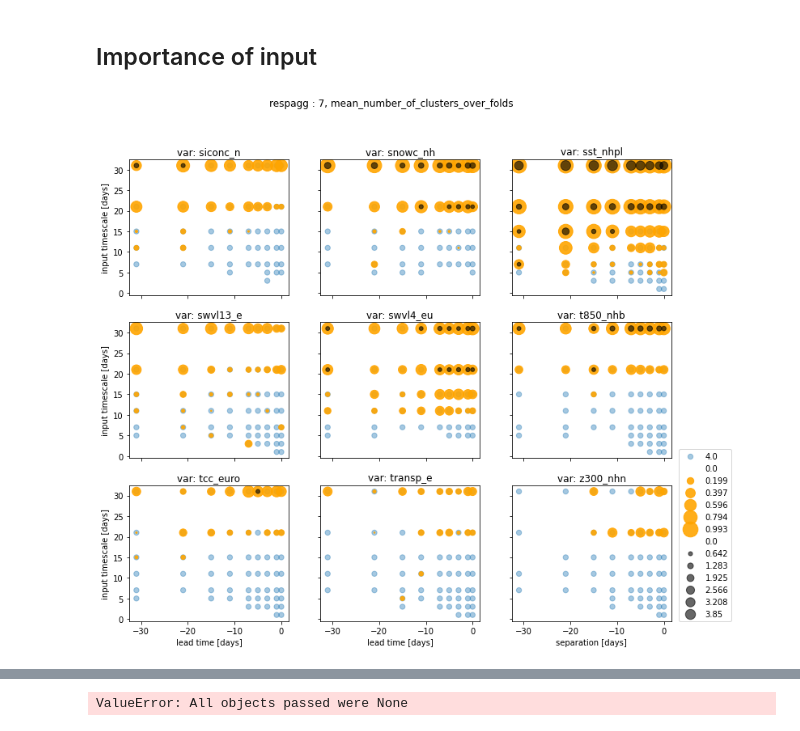
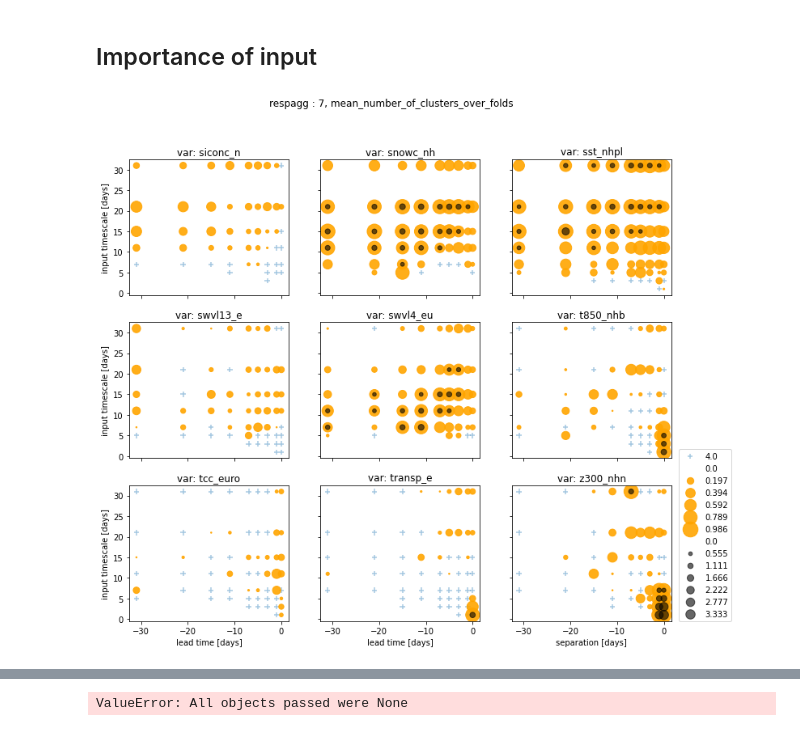
Before and after one commit to chiemvs/Weave, a Jupyter notebook: notebooks/Investigate.ipynb, the cells around one changed output, grey strips where cells are left out. Cells and saved outputs as stored; diff of their text form; code cells hidden in the pictures.

Commit message:
Remaking of maps. Coloring of ocean/continents with cartopy, change of colorscales. New functionality for the dotplot is to choose the marker.

```diff
--- a/notebooks/Investigate.ipynb
+++ b/notebooks/Investigate.ipynb
@@ -319,7 +319,7 @@ plt.savefig('/usr/people/straaten/Pictures/signif.pdf')
 # %% [markdown]
 ## Importance of input
 # %%
-respagg_of_interest = [5,31] # [0,1,3,5,7,11,15,21,31]
+respagg_of_interest = [7,31] # [0,1,3,5,7,11,15,21,31]
 separation_of_interest = [0,-1,-3,-5,-7,-11,-15,-21,-31] # -15
 model = HybridExceedenceModel(fit_base_to_all_cv = True, base_only = False, n_jobs = 15, max_depth = 5, min_samples_split = 30, n_estimators = 2500, max_features = 35)
 # %%
@@ -340,14 +340,21 @@ permimps.reduce_over('metric', how = 'max')
 #perm.df = perm.df.iloc[perm.df.index.get_loc_level('spatcov',level = 'metric')[0],:] # Selecting only one metric
 permimps.reduce_over('fold', how = 'mean') # Mean equals sum here because the amount of folds is equal.
 # %%
-fig, axes = dotplot(counts, alphascaler = 0.1, nlegend_items=1, sizescaler=10, color = 'tab:blue')
-fig, axes = dotplot(permimps.df.loc[[31],:].iloc[:,2], fig = fig, axes = axes, fix_alpha = 0.9, sizescaler=350,nlegend_items=6, color ='orange')
-fig, axes = dotplot(shaps.df.loc[[31]].iloc[:,0], fig = fig, axes = axes, fix_alpha = 0.6, sizescaler=40, nlegend_items=7, color ='black')
+respagg = 7
+shappies = shaps.df.loc[[respagg]].iloc[:,0]
+multiperm = permimps.df.loc[[respagg],:].iloc[:,2]
+counts2 = counts.copy()
+counts2.index = counts2.index.droplevel([-2,-1]) # Drop the wrong respagg
+not_used = counts2.reindex(multiperm.iloc[multiperm.values == 0].index.droplevel(0)) # No multipass value, so certainly also no significant shap value
+not_used.index = pd.MultiIndex.from_frame(not_used.index.to_frame().assign(respagg = respagg))
+fig, axes = dotplot(not_used, alphascaler = 0.1, nlegend_items=1, sizescaler=10, color = 'tab:blue', marker = '+')
+fig, axes = dotplot(multiperm, fig = fig, axes = axes, fix_alpha = 0.9, sizescaler=350,nlegend_items=6, color ='orange')
+fig, axes = dotplot(shappies, fig = fig, axes = axes, fix_alpha = 0.6, sizescaler=40, nlegend_items=7, color ='black')
 #fig, axes = dotplot(permimps.df.loc[[31],:].iloc[:,2], fig = fig, axes = axes, alphascaler = 0.8, sizescaler=350,nlegend_items=6, color ='tab:orange')
 #fig, axes = dotplot(shaps.df.loc[[31]].iloc[:,0], fig = fig, axes = axes, alphascaler = 25, sizescaler=4000, nlegend_items=6, color ='black')
 axes[-1,0].set_xlabel('lead time [days]')
 axes[-1,1].set_xlabel('lead time [days]')
 axes[-1,1].set_xlabel('lead time [days]')
-plt.savefig('/usr/people/straaten/Pictures/Importance_31.pdf')
+plt.savefig(f'/usr/people/straaten/Pictures/Importance_{respagg}.pdf')
 # %% [output]
-[figure, old version]
+[figure, new version]
```
Also changed, not shown: parts of 7 cells of this notebook, 3 other files.
